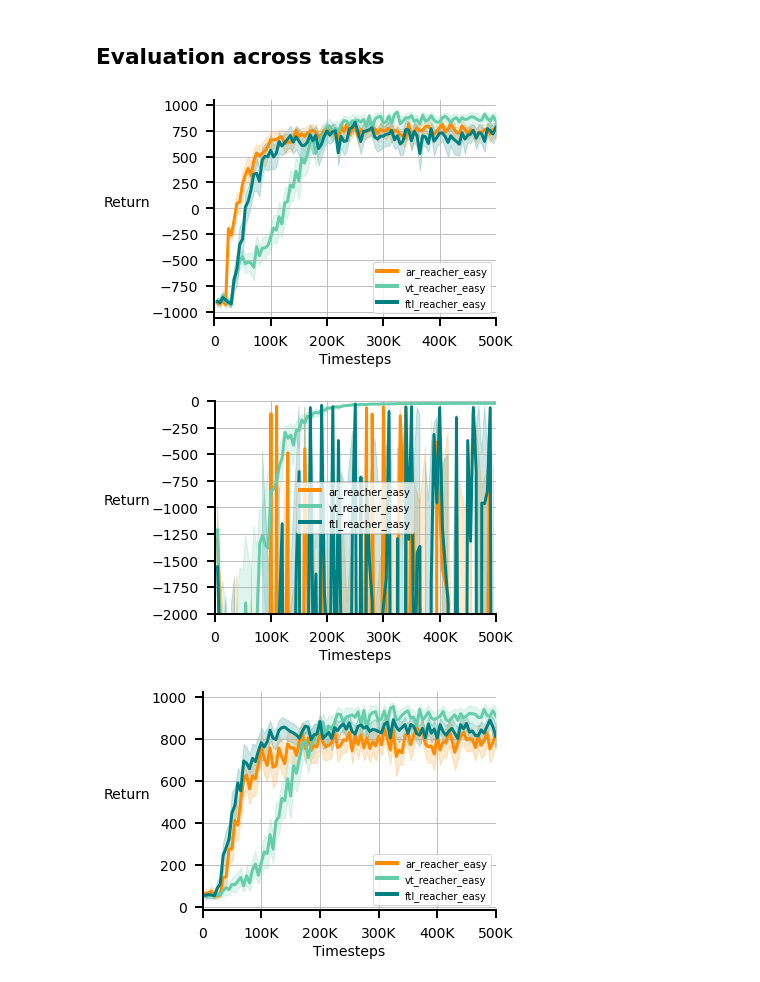
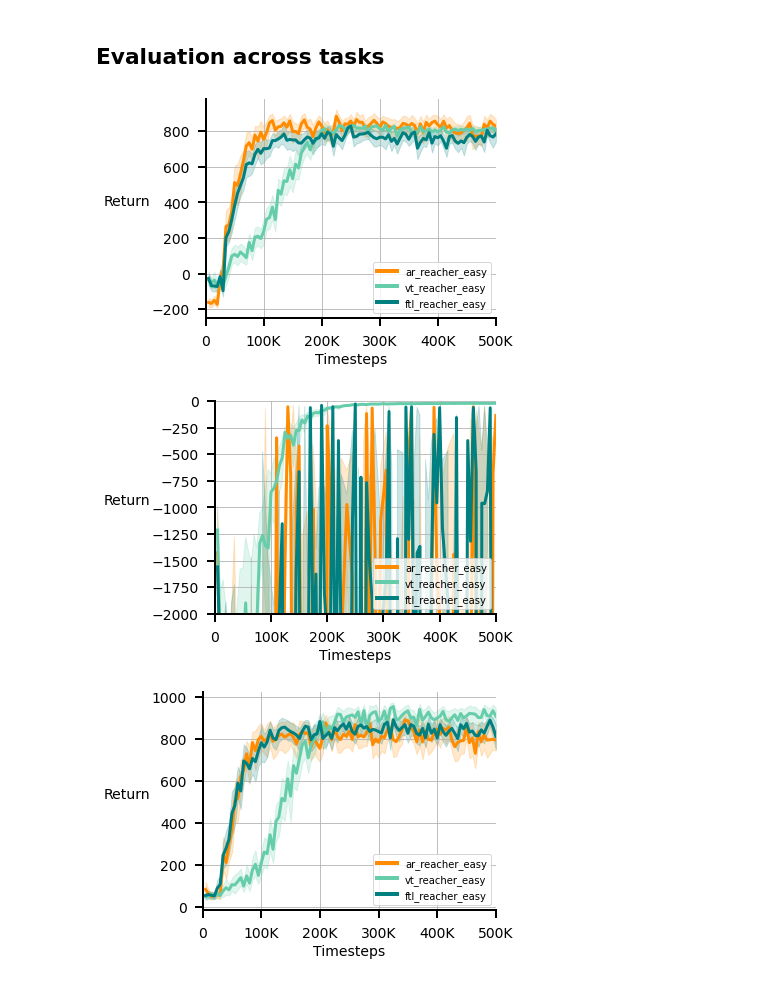
Before and after one commit to gauthamvasan/rl_suite, a Jupyter notebook: rl_suite/plot/reward_comparisons_plot.ipynb, the cells around one changed output. Cells and saved outputs as stored; diff of their text form; code cells hidden in the pictures.

```diff
--- a/rl_suite/plot/reward_comparisons_plot.ipynb
+++ b/rl_suite/plot/reward_comparisons_plot.ipynb
@@ -229,12 +232,12 @@ plotter(basepath, color_palette, "Original DMReacher with Fixed Time Limit")
 # %%
 basepath = "/home/vasan/scratch/tro_paper/rupam_eval"
 color_palette = {
-    "ar_reacher_easy_v2": "darkorange",
-    # "ar_reacher_hard": "royalblue",
+    "ar_reacher_easy": "darkorange",
+    "ar_reacher_hard": "royalblue",
     "vt_reacher_easy": "mediumaquamarine",
-    # "vt_reacher_hard": "darkmagenta",
+    "vt_reacher_hard": "darkmagenta",
     "ftl_reacher_easy": "teal",
-    # "ftl_reacher_hard": "deeppink",
+    "ftl_reacher_hard": "deeppink",
 }
 
 df = pd.DataFrame(columns=["env", "ret", "steps_to_goal"])
@@ -356,13 +368,13 @@ def plot_eval_comparison_across_tasks(cfg, ylim=None):
 # %%
 ## on_ar_easy_eval_plotter
 cfg = {
     "ar_reacher_easy": {"color": "darkorange", "fp": "/home/vasan/scratch/tro_paper/rupam_eval/ar_reacher_easy/*_returns.txt"},
-    "vt_reacher_easy": {"color": "mediumaquamarine", "fp": "/home/vasan/scratch/tro_paper/rupam_eval/vt_reacher_easy/*_ar_reacher_easy_v2_eval_seed-*.txt"},
+    "vt_reacher_easy": {"color": "mediumaquamarine", "fp": "/home/vasan/scratch/tro_paper/rupam_eval/vt_reacher_easy/*_ar_reacher_easy_eval_seed-*.txt"},
     "ftl_reacher_easy": {"color": "teal", "fp": "/home/vasan/scratch/tro_paper/rupam_eval/ftl_reacher_easy/*_ar_reacher_easy_eval_seed-*.txt"},
 }
 plot_eval_comparison_across_tasks(cfg)
 # %% [output]
-[figure, old version]
+[figure, new version]
 # %%
 ## on_vt_easy_eval_plotter
 cfg = {
@@ -372,7 +384,7 @@ cfg = {
 }
 plot_eval_comparison_across_tasks(cfg, ylim=[-2000, 0])
 # %% [output]
-[figure, old version]
+[figure, new version]
 # %%
 ## on_ftl_easy_eval_plotter
 cfg = {
@@ -382,4 +394,4 @@ cfg = {
 }
 plot_eval_comparison_across_tasks(cfg)
 # %% [output]
-[figure, old version]
+[figure, new version]
```
Also changed, not shown: parts of 9 cells of this notebook.
